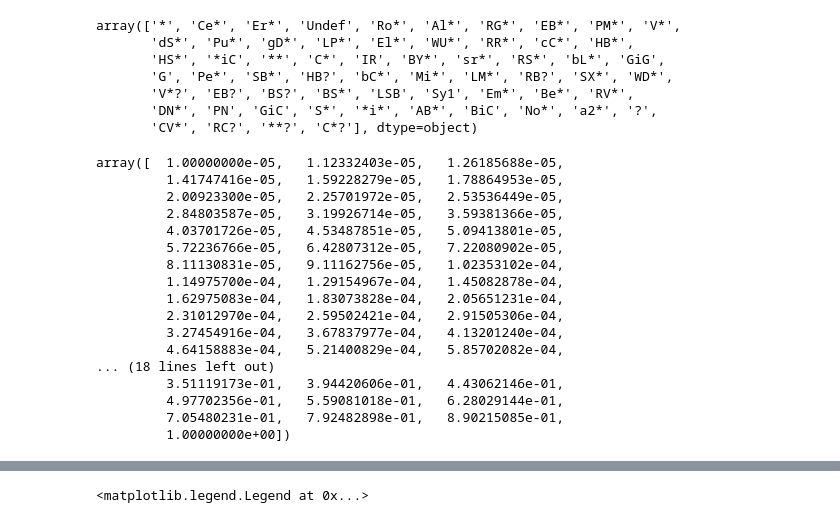
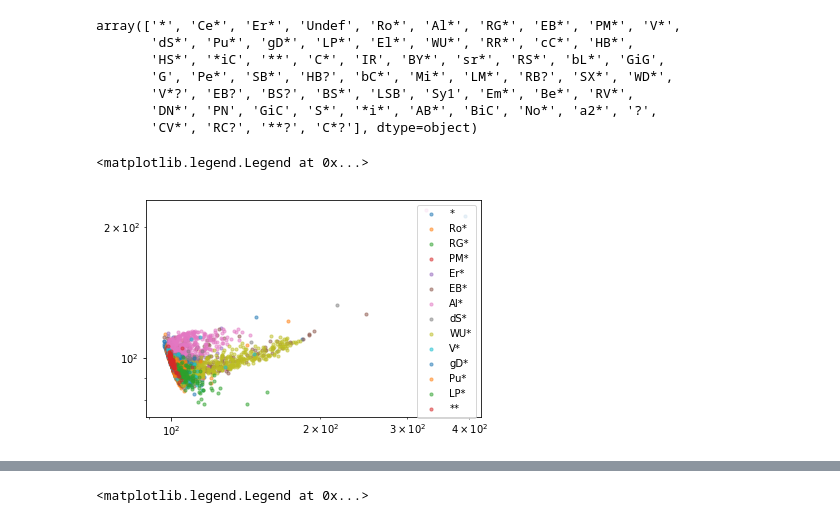
Before and after one commit to d-giles/lcfeatures, a Jupyter notebook: Catalog_Comparisons.ipynb, the cells around one changed output, grey strips where cells are left out. Drawn from its saved outputs; the diff is of its cells as text; code cells hidden in the pictures.

Commit message:
Visualization work that isn't particularly great

```diff
--- a/Catalog_Comparisons.ipynb
+++ b/Catalog_Comparisons.ipynb
@@ -690,6 +684,0 @@ simbad_full_df = pd.DataFrame(data=lines[:,1],columns=["Class"],index=[lines[:,0
-# %%
-print("Class breakdown, as classified by SIMBAD")
-breakdown = []
-for cl in simbad_full_df.Class.sort_values().unique():
-    breakdown.append([cl,len(simbad_full_df[simbad_full_df.Class==cl])])
-    print("{}: {}".format(cl,len(simbad_full_df[simbad_full_df.Class==cl])))
@@ -736,11 +685,8 @@ breakdown
 # %%
-simbad_summary = pd.DataFrame()
-for cl in simbad_full_df.Class.unique():
-    if cl != '*':
-        catalog_list = simbad_full_df[simbad_full_df.Class==cl].index
-        class_summary=catalog_summary(catalog_list,paper_qs)
-        df_tmp = pd.DataFrame(class_summary,index=[cl])
-        simbad_summary = simbad_summary.append(df_tmp)
+catalog_list = simbad_full_df[simbad_full_df.Class=='*'].index # ran seperately bc it contains >2/3 of the objects
+class_summary=catalog_summary(catalog_list,paper_qs)
+df_tmp = pd.DataFrame(class_summary,index=['*'])
+simbad_summary = simbad_summary.append(df_tmp)
 simbad_summary
 # %% [output]
 |  | ctlg_U_Q11out | ctlg_U_Q16out | ctlg_U_Q4out | ctlg_U_Q8out | ctlg_ct |
@@ -763,6 +709,0 @@ simbad_summary
-# %%
-catalog_list = simbad_full_df[simbad_full_df.Class=='*'].index
-class_summary=catalog_summary(catalog_list,paper_qs)
-df_tmp = pd.DataFrame(class_summary,index=['*'])
-simbad_summary = simbad_summary.append(df_tmp)
-simbad_summary
@@ -864,24 +749,14 @@ array(['*', 'Ce*', 'Er*', 'Undef', 'Ro*', 'Al*', 'RG*', 'EB*', 'PM*', 'V*',
        'V*?', 'EB?', 'BS?', 'BS*', 'LSB', 'Sy1', 'Em*', 'Be*', 'RV*',
        'DN*', 'PN', 'GiC', 'S*', '*i*', 'AB*', 'BiC', 'No*', 'a2*', '?',
        'CV*', 'RC?', '**?', 'C*?'], dtype=object)
-# %%
-bins = np.logspace(-5,0,100)
-bins
-# %% [output]
-array([  1.00000000e-05,   1.12332403e-05,   1.26185688e-05,
-         1.41747416e-05,   1.59228279e-05,   1.78864953e-05,
-         2.00923300e-05,   2.25701972e-05,   2.53536449e-05,
-         2.84803587e-05,   3.19926714e-05,   3.59381366e-05,
-         4.03701726e-05,   4.53487851e-05,   5.09413801e-05,
-         5.72236766e-05,   6.42807312e-05,   7.22080902e-05,
-         8.11130831e-05,   9.11162756e-05,   1.02353102e-04,
-         1.14975700e-04,   1.29154967e-04,   1.45082878e-04,
-         1.62975083e-04,   1.83073828e-04,   2.05651231e-04,
-         2.31012970e-04,   2.59502421e-04,   2.91505306e-04,
-         3.27454916e-04,   3.67837977e-04,   4.13201240e-04,
-         4.64158883e-04,   5.21400829e-04,   5.85702082e-04,
-... (18 lines left out)
-         3.51119173e-01,   3.94420606e-01,   4.43062146e-01,
-         4.97702356e-01,   5.59081018e-01,   6.28029144e-01,
-         7.05480231e-01,   7.92482898e-01,   8.90215085e-01,
-         1.00000000e+00])
+# %%
+for cl in simbad_summary[simbad_summary.ctlg_ct>100].sort_values('ctlg_ct',ascending=False).index:
+    plt.scatter(df[df['simbad_class']==cl].pca_x+100,df[df['simbad_class']==cl].pca_y+100,s=10,alpha=0.5,label=cl)
+
+#plt.scatter(df[df['simbad_class']=='Undef'].pca_x,df[df['simbad_class']=='Undef'].pca_y,s=2,alpha=0.2)
+plt.xscale('log')
+plt.yscale('log')
+plt.legend()
+# %% [output]
+<matplotlib.legend.Legend at 0x...>
+[figure, added]
```
Also changed, not shown: parts of 21 cells of this notebook.
